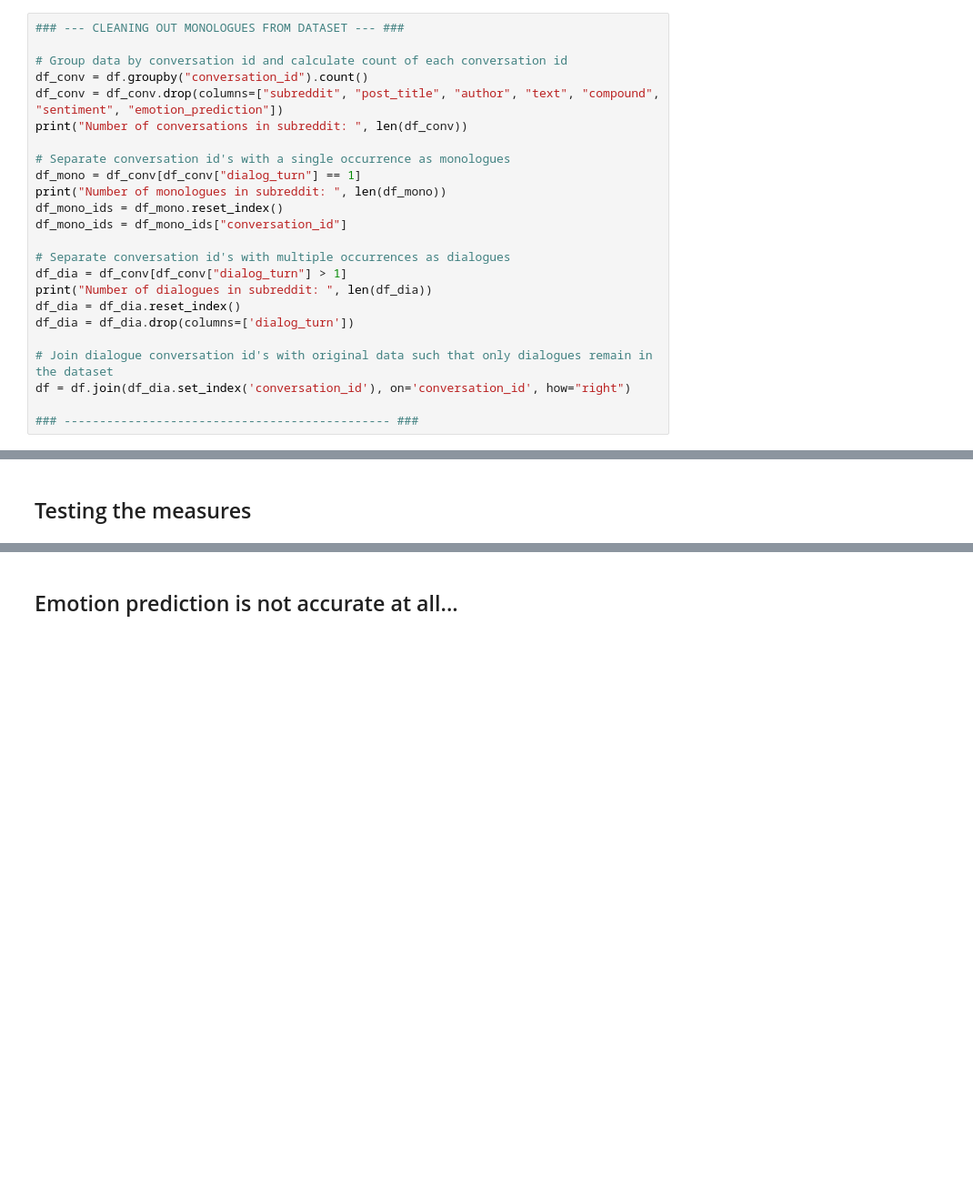
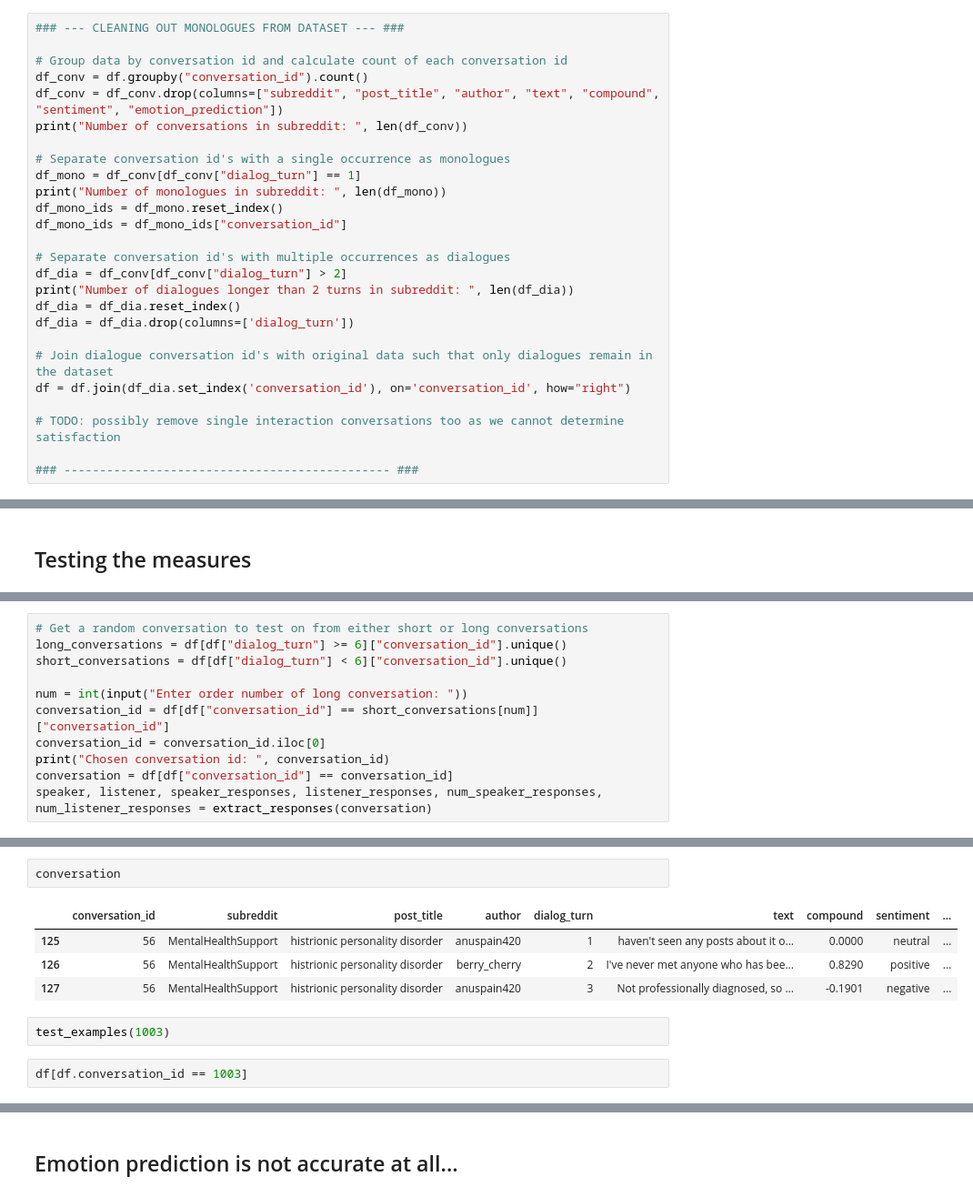
Before and after one commit to cetsen/therapeutic-chatbot, a Jupyter notebook: engagement_satisfaction.ipynb, the cells around one changed output, grey strips where cells are left out. Shown: that part at 91% size. Cells and saved outputs as stored; diff of their text form; blank space fills up the shorter version.

```diff
--- a/engagement_satisfaction.ipynb
+++ b/engagement_satisfaction.ipynb
@@ -30,14 +31,16 @@ df_mono_ids = df_mono.reset_index()
 df_mono_ids = df_mono_ids["conversation_id"]
 
 # Separate conversation id's with multiple occurrences as dialogues
-df_dia = df_conv[df_conv["dialog_turn"] > 1]
-print("Number of dialogues in subreddit: ", len(df_dia))
+df_dia = df_conv[df_conv["dialog_turn"] > 2]
+print("Number of dialogues longer than 2 turns in subreddit: ", len(df_dia))
 df_dia = df_dia.reset_index()
 df_dia = df_dia.drop(columns=['dialog_turn'])
 
 # Join dialogue conversation id's with original data such that only dialogues remain in the dataset
 df = df.join(df_dia.set_index('conversation_id'), on='conversation_id', how="right")
 
+# TODO: possibly remove single interaction conversations too as we cannot determine satisfaction
+
 ### ---------------------------------------------- ###
 # %% [output]
 Number of conversations in subreddit:  3551
@@ -190,0 +188,11 @@ conversation_id = 1754
+# %%
+# Get a random conversation to test on from either short or long conversations
+long_conversations = df[df["dialog_turn"] >= 6]["conversation_id"].unique()
+short_conversations = df[df["dialog_turn"] < 6]["conversation_id"].unique()
+
+num = int(input("Enter order number of long conversation: "))
+conversation_id = df[df["conversation_id"] == short_conversations[num]]["conversation_id"]
+conversation_id = conversation_id.iloc[0]
+print("Chosen conversation id: ", conversation_id)
+conversation = df[df["conversation_id"] == conversation_id]
+speaker, listener, speaker_responses, listener_responses, num_speaker_responses, num_listener_responses = extract_responses(conversation)
@@ -197,0 +210,11 @@ Classification summary:  high engagement, moderate satisfaction
+# %%
+conversation
+# %% [output]
+|  | conversation_id | subreddit | post_title | author | dialog_turn | text | compound | sentiment | ... |
+| 125 | 56 | MentalHealthSupport | histrionic personality disorder | anuspain420 | 1 | haven't seen any posts about it o... | 0.0000 | neutral | ... |
+| 126 | 56 | MentalHealthSupport | histrionic personality disorder | berry_cherry | 2 | I've never met anyone who has bee... | 0.8290 | positive | ... |
+| 127 | 56 | MentalHealthSupport | histrionic personality disorder | anuspain420 | 3 | Not professionally diagnosed, so ... | -0.1901 | negative | ... |
+# %%
+test_examples(1003)
+# %%
+df[df.conversation_id == 1003]
```
Also changed, not shown: parts of 22 cells of this notebook.
